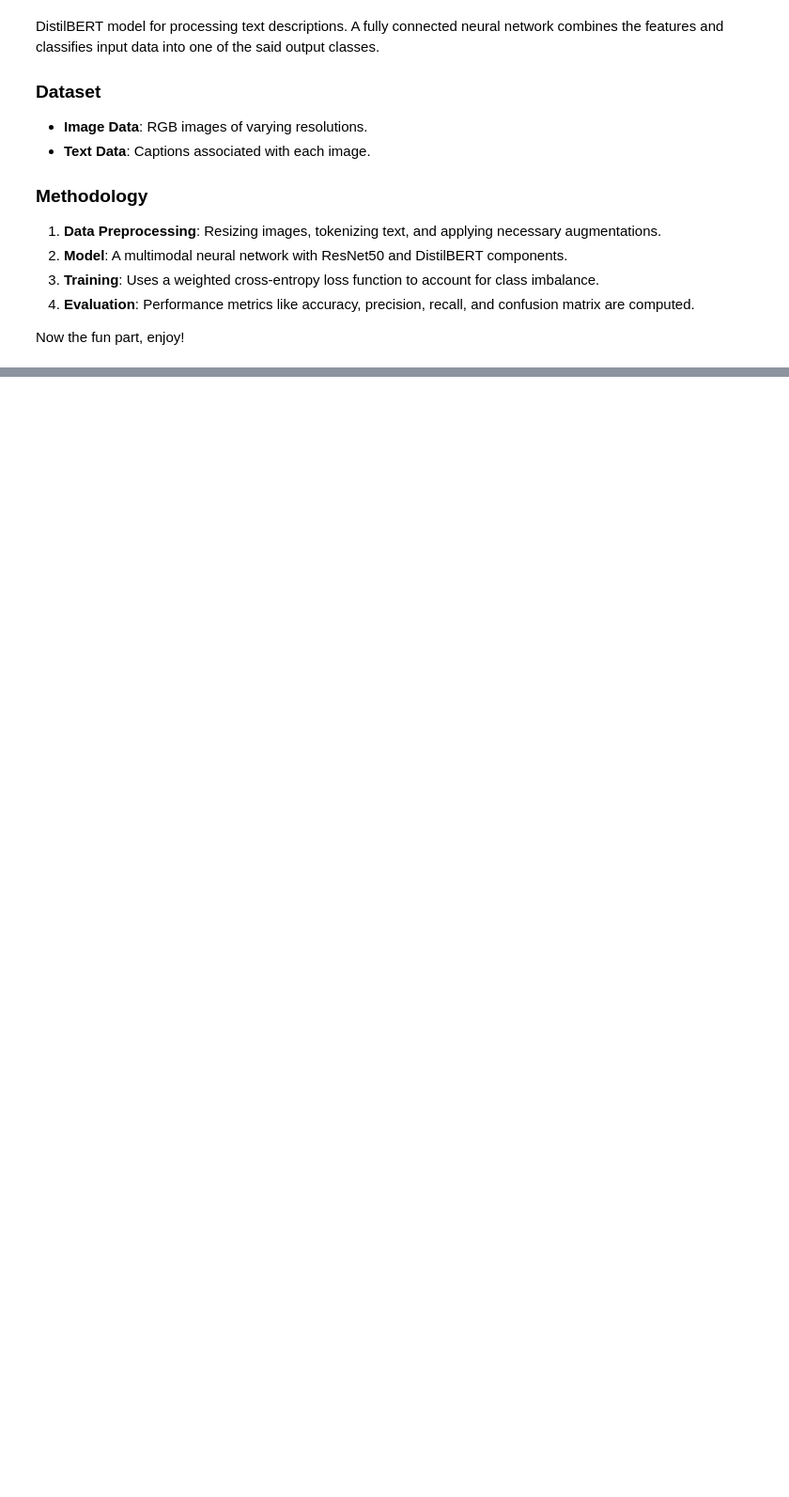
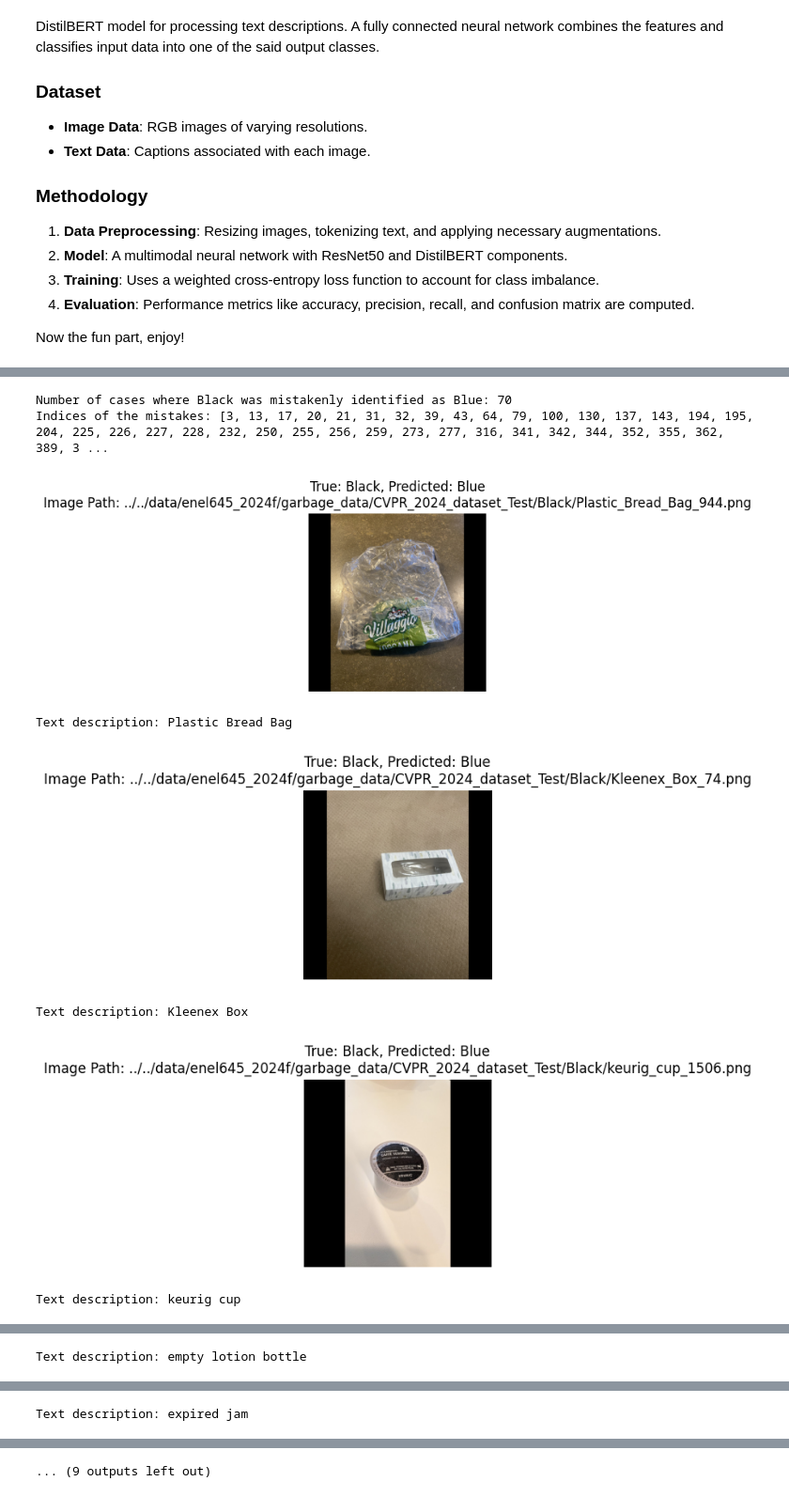
Before and after one commit to muhammad-mahajna/garbage_classification, a Jupyter notebook: model_notebook.ipynb, the cells around one changed output, grey strips where cells are left out. Shown at 94% size. Drawn from its saved outputs; the diff is of its cells as text; code cells hidden in the pictures; blank space fills up the shorter version.

```diff
--- a/model_notebook.ipynb
+++ b/model_notebook.ipynb
@@ -427,7 +432,7 @@ optimizer = optim.AdamW(mmodel.parameters(), lr=learning_rate)
 scheduler = optim.lr_scheduler.ExponentialLR(optimizer, gamma=0.9)
 # %%
 best_val_loss = float('inf')    # Start with a very high value (infinity)
-patience = 5                    # How many epochs without improvement to allow
+patience = 3                    # How many epochs without improvement to allow
 num_epochs = 10                 # Maximum number of training epochs
 epochs_no_improve = 0           # Counter for epochs with no improvement
 
@@ -516,5 +521,5 @@ for epoch in range(num_epochs):
         epochs_no_improve += 1
         if epochs_no_improve >= patience:
             print("Early stopping triggered. Restoring the best model...")
-            mmodel.load_state_dict(torch.load('best_multimodal_model.pth'))  # Restore best model
+            mmodel.load_state_dict(torch.load('best_multimodal_model.pth', weights_only=False))  # Restore best model
             break
@@ -625,32 +665,41 @@ for i, accuracy in enumerate(class_accuracy):
 # %%
 # Take a loot at some of the miscalssifed results
 
-i0 = 3  # True label
+i0 = 0  # True label
 i1 = 1  # Predicted label (false predictions)
 mistaken_indices = [i for i, (true, pred) in enumerate(zip(test_labels, test_predictions)) if true == i0 and pred == i1]
 
 # Display the count and indices of misclassified cases
 print(f'Number of cases where {label_names[i0]} was mistakenly identified as {label_names[i1]}: {len(mistaken_indices)}')
 print("Indices of the mistakes:", mistaken_indices)
 
 # Randomly select up to 10 misclassified images if there are enough examples
 max_display = 10
 if len(mistaken_indices) > max_display:
     display_indices = random.sample(mistaken_indices, max_display)
 else:
     display_indices = mistaken_indices
 
 # Loop through the selected mistaken indices and display the images
 for ind in display_indices:
     image_path = test_image_paths[ind]  # Get the image path for the current mistaken index
     image = Image.open(image_path)      # Load the image
 
     # Plot the image with a smaller figure size
     plt.figure(figsize=(4, 3))
     plt.imshow(image)
     plt.axis('off')  # Hide the axes
     plt.title(f"True: {label_names[i0]}, Predicted: {label_names[i1]}\nImage Path: {image_path}")
     plt.show()
 
     # Print the corresponding text description if available
     print(f"Text description: {test_texts[ind]}")
+# %% [output]
+Number of cases where Black was mistakenly identified as Blue: 70
+Indices of the mistakes: [3, 13, 17, 20, 21, 31, 32, 39, 43, 64, 79, 100, 130, 137, 143, 194, 195, 204, 225, 226, 227, 228, 232, 250, 255, 256, 259, 273, 277, 316, 341, 342, 344, 352, 355, 362, 389, 3 ...
+[figure, added]
+Text description: Plastic Bread Bag
+[figure, added]
+Text description: Kleenex Box
+[figure, added]
+Text description: keurig cup
@@ -656,0 +707 @@ for ind in display_indices:
+Text description: empty lotion bottle
@@ -656,0 +709 @@ for ind in display_indices:
+Text description: expired jam
@@ -657,3 +711,4 @@ for ind in display_indices:
+... (9 outputs left out)
 # %%
 # Now let's take a loot at the misclassified cases and see if there is a common ground for them
 
```
Also changed, not shown: parts of 8 cells of this notebook.
